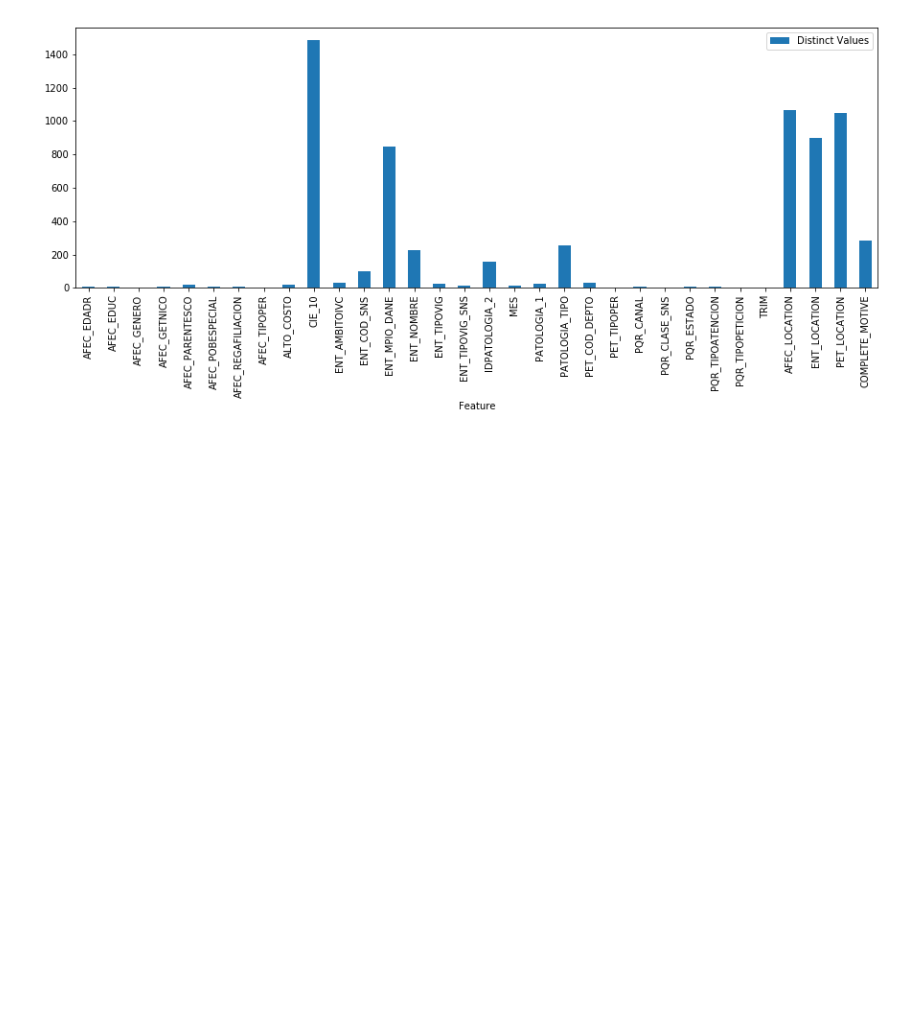
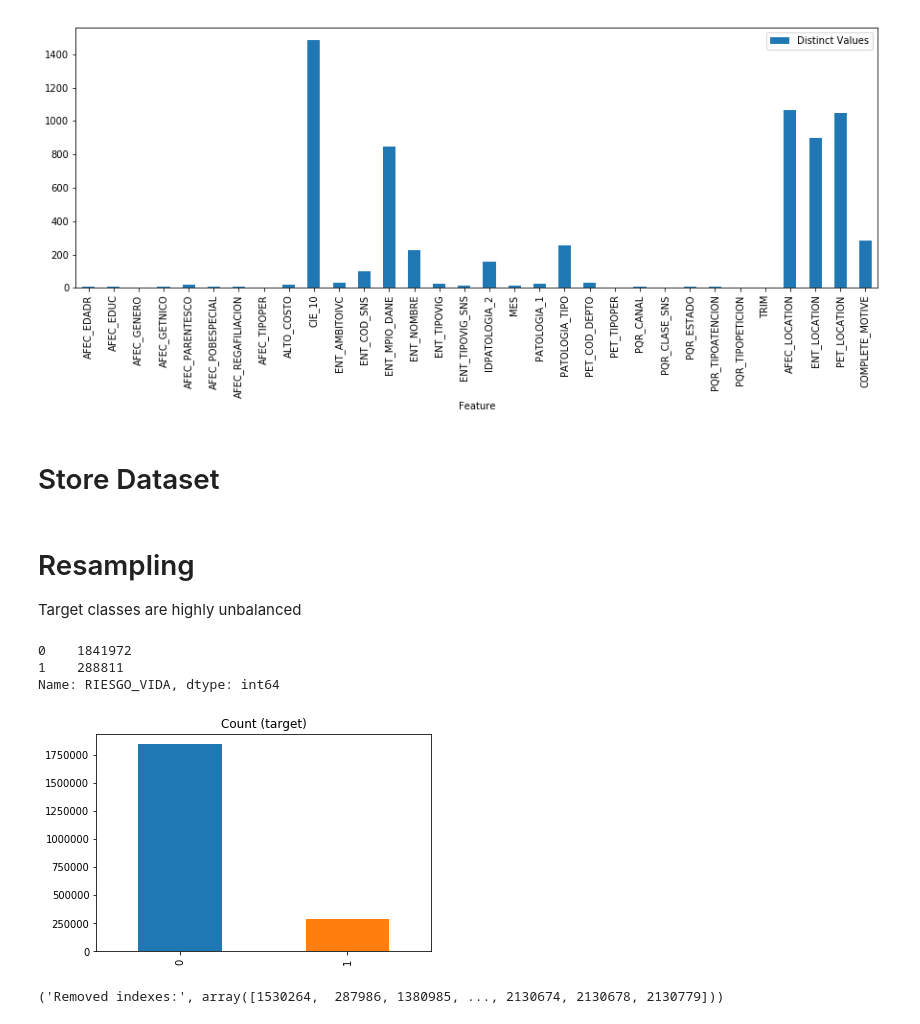
Before and after one commit to mrugeles/capstone-project, a Jupyter notebook: 2) Dataset - Preprocessing.ipynb, the cells around one changed output. Saved outputs shown, nothing was run; the diff lists cells and outputs as text; code cells hidden in the pictures; blank space fills up the shorter version.

```diff
--- a/2) Dataset - Preprocessing.ipynb
+++ b/2) Dataset - Preprocessing.ipynb
@@ -178,4 +165,6 @@ dfLogColumns = getFeaturesDistribution(features_log_minmax_transform)
 showFeaturesDistribution(dfLogColumns)
 # %% [output]
 [figure]
+# %% [markdown]
+# Store Dataset
 # %%
@@ -183,0 +173,22 @@ features_log_transformed.to_csv("datasets/dataset_encoded.csv", encoding='utf-8'
+# %% [markdown]
+# Resampling
+
+Target classes are highly unbalanced
+# %%
+target_count = dataset['RIESGO_VIDA'].value_counts()
+print(target_count)
+target_count.plot(kind='bar', title='Count (target)');
+# %% [output]
+0    1841972
+1    288811
+Name: RIESGO_VIDA, dtype: int64
+[figure, added]
+# %%
+from imblearn.under_sampling import RandomUnderSampler
+
+rus = RandomUnderSampler(return_indices=True)
+X_rus, y_rus, id_rus = rus.fit_sample(features_log_minmax_transform, dataset['RIESGO_VIDA'])
+
+print('Removed indexes:', id_rus)
+# %% [output]
+('Removed indexes:', array([1530264,  287986, 1380985, ..., 2130674, 2130678, 2130779]))
```
Also changed, not shown: parts of 15 cells of this notebook, 19 other files.
